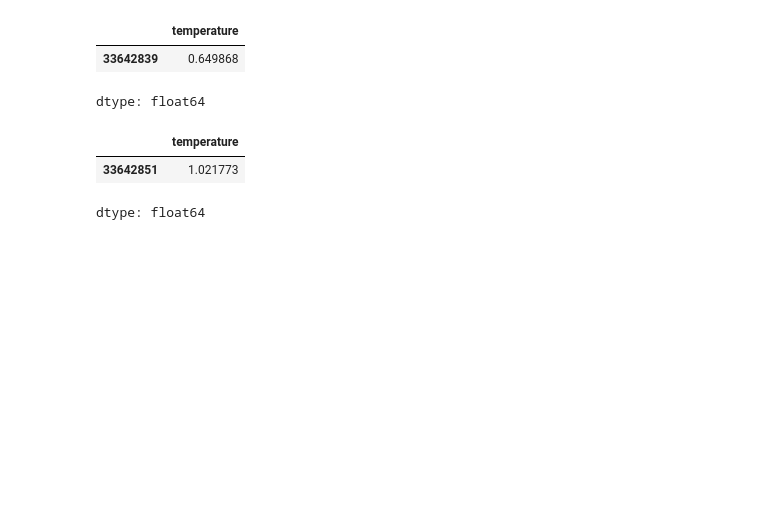
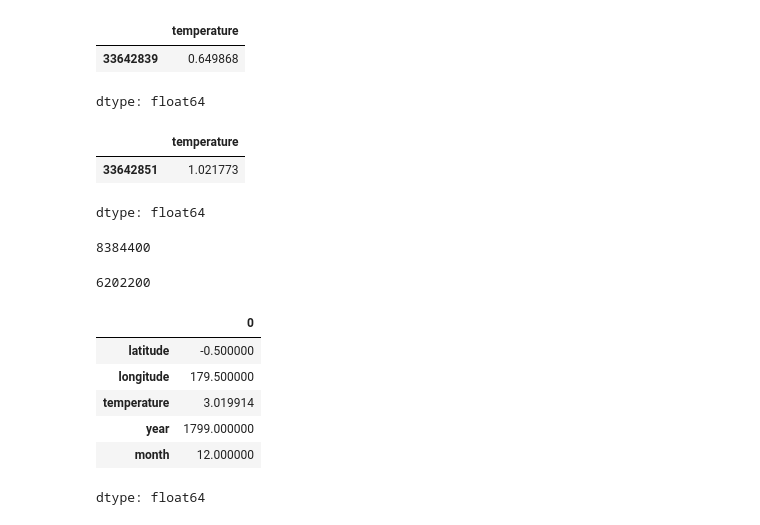
Before and after one commit to Ekeggg/colab, a Jupyter notebook: Untitled1.ipynb, the cells around one changed output. Cells and saved outputs as stored; diff of their text form; code cells hidden in the pictures; blank space fills up the shorter version.

```diff
--- a/Untitled1.ipynb
+++ b/Untitled1.ipynb
@@ -299,3 +306,21 @@ df[(df['latitude'] == -1.5) & (df['longitude'] == 36.5) & (df['month'] == 12) &
 |  | temperature |
 | 33642851 | 1.021773 |
 dtype: float64
+# %%
+len(df[(df['latitude'] > 0) & (df['year'] < 1800)])
+# %% [output]
+8384400
+# %%
+len(df[(df['latitude'] < 0) & (df['year'] < 1800)])
+# %% [output]
+6202200
+# %%
+df[(df['latitude'] < 0) & (df['year'] < 1800)].max()
+# %% [output]
+|  | 0 |
+| latitude | -0.500000 |
+| longitude | 179.500000 |
+| temperature | 3.019914 |
+| year | 1799.000000 |
+| month | 12.000000 |
+dtype: float64
```
Also changed, not shown: parts of 18 cells of this notebook.
